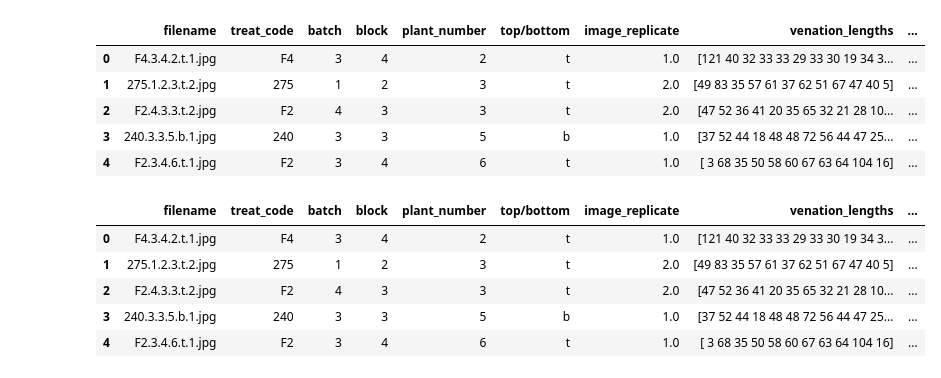
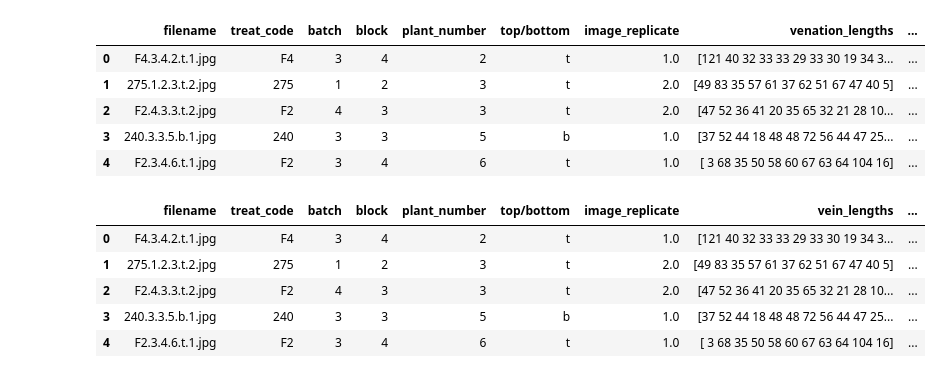
Before and after one commit to RPorcedda/Stomatyolo, a Jupyter notebook: Cluster&Regress.ipynb, the cells around one changed output. Saved outputs shown, nothing was run; the diff lists cells and outputs as text; code cells hidden in the pictures.

```diff
--- a/Cluster&Regress.ipynb
+++ b/Cluster&Regress.ipynb
@@ -41,6 +42,17 @@ stomata_df.head()
 | 2 | F2.4.3.3.t.2.jpg | F2 | 4 | 3 | 3 | t | 2.0 | [47 52 36 41 20 35 65 32 21 28 10... | ... |
 | 3 | 240.3.3.5.b.1.jpg | 240 | 3 | 3 | 5 | b | 1.0 | [37 52 44 18 48 48 72 56 44 47 25... | ... |
 | 4 | F2.3.4.6.t.1.jpg | F2 | 3 | 4 | 6 | t | 1.0 | [ 3 68 35 50 58 60 67 63 64 104 16] | ... |
+# %%
+# OPTIONAL: rename columns
+stomata_df.rename(columns={"venation_lengths": "vein_lengths"}, inplace=True)
+stomata_df.head()
+# %% [output]
+|  | filename | treat_code | batch | block | plant_number | top/bottom | image_replicate | vein_lengths | ... |
+| 0 | F4.3.4.2.t.1.jpg | F4 | 3 | 4 | 2 | t | 1.0 | [121 40 32 33 33 29 33 30 19 34 3... | ... |
+| 1 | 275.1.2.3.t.2.jpg | 275 | 1 | 2 | 3 | t | 2.0 | [49 83 35 57 61 37 62 51 67 47 40 5] | ... |
+| 2 | F2.4.3.3.t.2.jpg | F2 | 4 | 3 | 3 | t | 2.0 | [47 52 36 41 20 35 65 32 21 28 10... | ... |
+| 3 | 240.3.3.5.b.1.jpg | 240 | 3 | 3 | 5 | b | 1.0 | [37 52 44 18 48 48 72 56 44 47 25... | ... |
+| 4 | F2.3.4.6.t.1.jpg | F2 | 3 | 4 | 6 | t | 1.0 | [ 3 68 35 50 58 60 67 63 64 104 16] | ... |
 # %%
 import numpy as np
 
@@ -187,13 +199,4 @@ def parse_section_lengths(s):
     return [int(x) for x in nums]
 
 stomata_df["all_lengths"] = stomata_df["all_lengths"].apply(parse_section_lengths)
-# %%
-stomata_df.head()
-# %% [output]
-|  | filename | treat_code | batch | block | plant_number | top/bottom | image_replicate | venation_lengths | ... |
-| 0 | F4.3.4.2.t.1.jpg | F4 | 3 | 4 | 2 | t | 1.0 | [121 40 32 33 33 29 33 30 19 34 3... | ... |
-| 1 | 275.1.2.3.t.2.jpg | 275 | 1 | 2 | 3 | t | 2.0 | [49 83 35 57 61 37 62 51 67 47 40 5] | ... |
-| 2 | F2.4.3.3.t.2.jpg | F2 | 4 | 3 | 3 | t | 2.0 | [47 52 36 41 20 35 65 32 21 28 10... | ... |
-| 3 | 240.3.3.5.b.1.jpg | 240 | 3 | 3 | 5 | b | 1.0 | [37 52 44 18 48 48 72 56 44 47 25... | ... |
-| 4 | F2.3.4.6.t.1.jpg | F2 | 3 | 4 | 6 | t | 1.0 | [ 3 68 35 50 58 60 67 63 64 104 16] | ... |
 # %%
```
Also changed, not shown: parts of 9 cells of this notebook, 1 other file.
